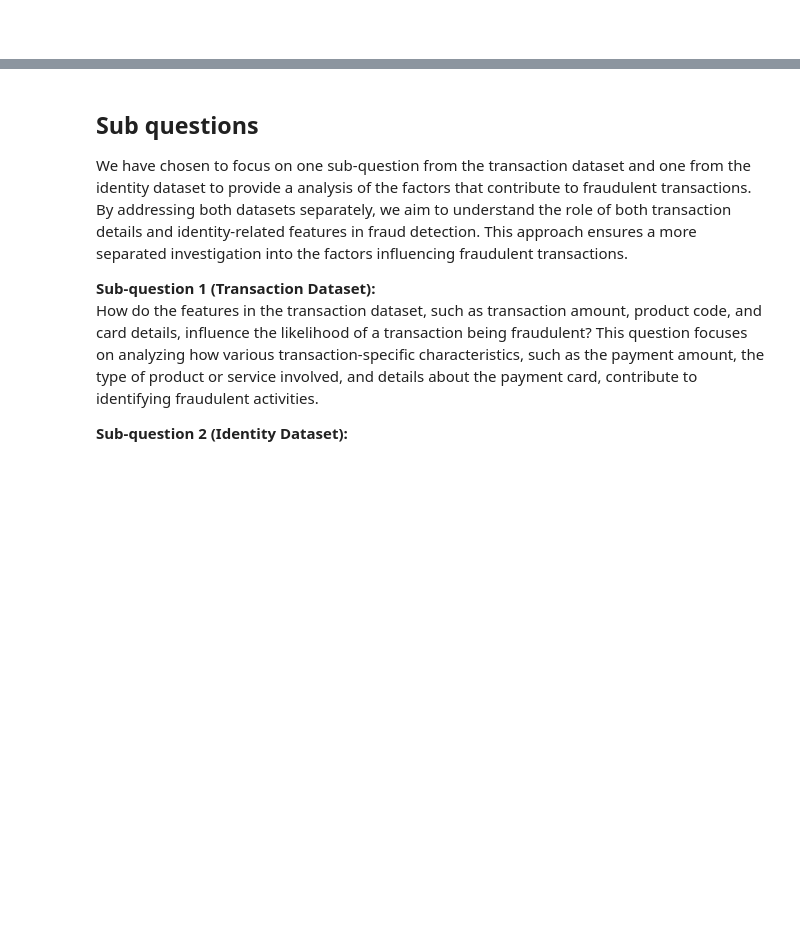
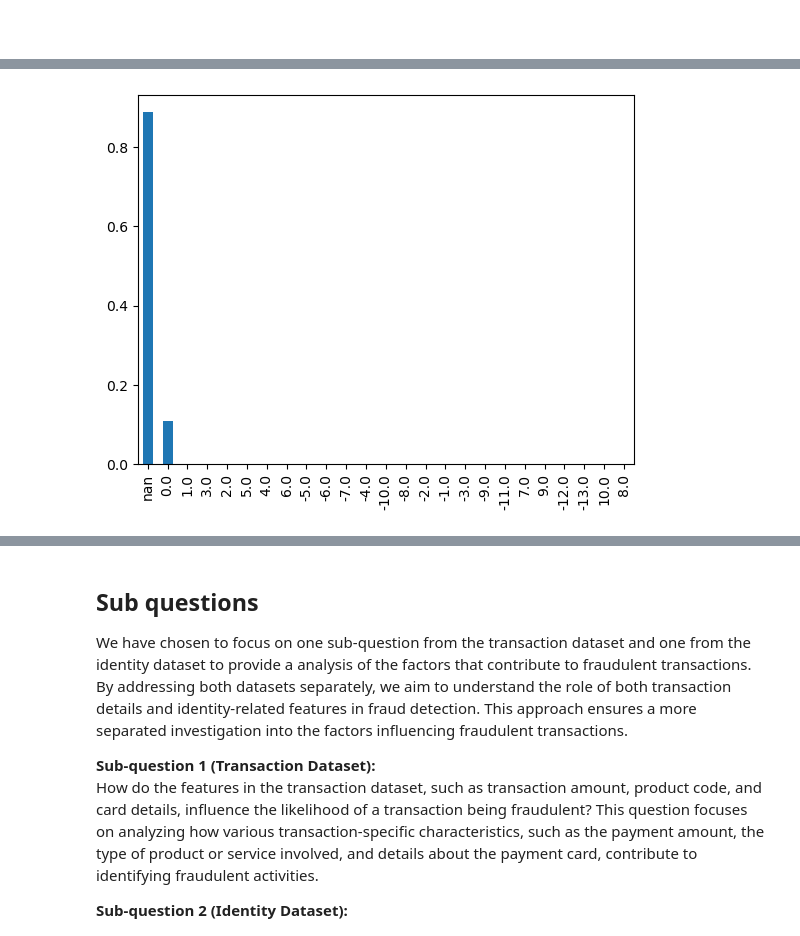
Before and after one commit to JoranVisscher/MachineLearningFraud, a Jupyter notebook: DatasetAnalysis.ipynb, the cells around one changed output, grey strips where cells are left out. Drawn from its saved outputs; the diff is of its cells as text; code cells hidden in the pictures; blank space fills up the shorter version.

```diff
--- a/DatasetAnalysis.ipynb
+++ b/DatasetAnalysis.ipynb
@@ -155,0 +221,5 @@ After the analysis of the identity features, we can formulate a sub-question rel
+# %%
+train_data['id_03'].value_counts(dropna=False, normalize=True).plot(kind='bar')
+plt.show()
+# %% [output]
+[figure, added]
```
Also changed, not shown: parts of 48 cells of this notebook, 2 other files.
